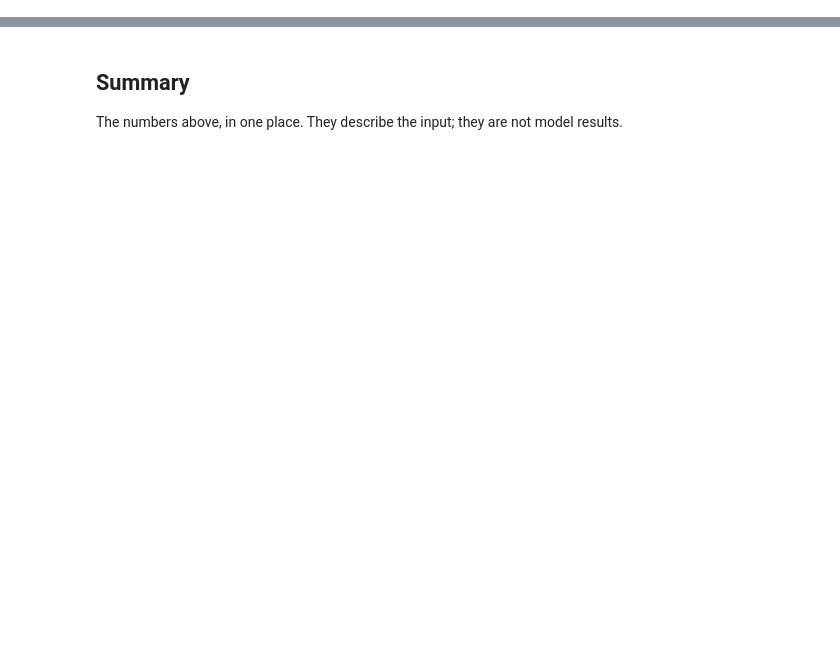
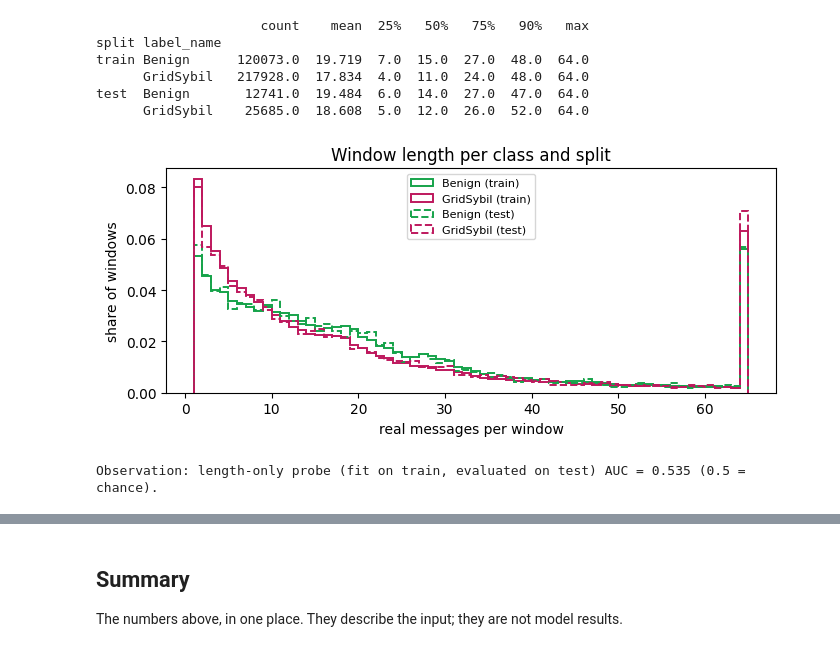
Before and after one commit to bibekgupta3333/sybil-llm, a Jupyter notebook: src/eda/benign_gridsybil/eda_encoder_input_T64.ipynb, the cells around one changed output, grey strips where cells are left out. Drawn from its saved outputs; the diff is of its cells as text; code cells hidden in the pictures; blank space fills up the shorter version.

```diff
--- a/src/eda/benign_gridsybil/eda_encoder_input_T64.ipynb
+++ b/src/eda/benign_gridsybil/eda_encoder_input_T64.ipynb
@@ -461,0 +250,11 @@ Takeaway: 56.3% of windows share their first claimed message with another window
+# %%
+info["pseudo_is_1"] = info["sender_pseudo"].astype(np.int64).eq(1)
+ghost = info.groupby(["split", "label_name"])["pseudo_is_1"].agg(["mean", "sum"]).reindex(SPLITS, level=0)
+print(ghost.round(3).to_string())
+ghost_vehicles = info[info["pseudo_is_1"]].groupby("split")["vehicle"].nunique().reindex(SPLITS)
+print("sender vehicles behind pseudonym 1 per split:", ghost_vehicles.to_dict())
+print(
+    "Observation: GridSybil windows with sender pseudonym 1: "
+    + " / ".join(f"{s} {ghost.loc[(s, 'GridSybil'), 'mean']:.1%}" for s in SPLITS)
+    + f"; benign windows with pseudonym 1: {int(info.loc[info['label_name'] == 'Benign', 'pseudo_is_1'].sum())}."
+)
@@ -461,0 +278,54 @@ Takeaway: 56.3% of windows share their first claimed message with another window
+# %%
+class LengthReport:
+    """Window-length distribution per split and class and a length-only probe."""
+
+    def __init__(self, table: pd.DataFrame) -> None:
+        self.table = table
+
+    def summary(self) -> pd.DataFrame:
+        """Length statistics per split and class."""
+        g = self.table.groupby(["split", "label_name"])["n_messages"]
+        out = g.describe(percentiles=[0.25, 0.5, 0.75, 0.9])[["count", "mean", "25%", "50%", "75%", "90%", "max"]]
+        return out.reindex(SPLITS, level=0).round(3)
+
+    def probe_auc(self, fit: str = FIT, evaluate: str = EVAL) -> float:
+        """AUC on `evaluate` of a logistic regression fitted on `fit` that sees only the number of real messages."""
+        tr = self.table[self.table["split"] == fit]
+        ev = self.table[self.table["split"] == evaluate]
+        model = LogisticRegression(class_weight="balanced").fit(tr[["n_messages"]], tr["is_attack"])
+        return float(roc_auc_score(ev["is_attack"], model.predict_proba(ev[["n_messages"]])[:, 1]))
+
+
+length = LengthReport(info)
+print(length.summary().to_string())
+auc_len = length.probe_auc()
+fig, ax = plt.subplots(figsize=(7, 3.2))
+for split in SPLITS:
+    for name, colour in COLOURS.items():
+        n = info.loc[(info["label_name"] == name) & (info["split"] == split), "n_messages"]
+        ax.hist(
+            n,
+            bins=np.arange(1, 66),
+            density=True,
+            histtype="step",
+            lw=1.4,
+            ls=SPLIT_STYLE[split],
+            color=colour,
+            label=f"{name} ({split})",
+        )
+ax.set_xlabel("real messages per window")
+ax.set_ylabel("share of windows")
+ax.legend(fontsize=8)
+ax.set_title("Window length per class and split")
+plt.tight_layout()
+plt.show()
+print(f"Observation: length-only probe (fit on {FIT}, evaluated on {EVAL}) AUC = {auc_len:.3f} (0.5 = chance).")
+# %% [output]
+                     count    mean  25%   50%   75%   90%   max
+split label_name
+train Benign      120073.0  19.719  7.0  15.0  27.0  48.0  64.0
+      GridSybil   217928.0  17.834  4.0  11.0  24.0  48.0  64.0
+test  Benign       12741.0  19.484  6.0  14.0  27.0  47.0  64.0
+      GridSybil    25685.0  18.608  5.0  12.0  26.0  52.0  64.0
+[figure, added]
+Observation: length-only probe (fit on train, evaluated on test) AUC = 0.535 (0.5 = chance).
```
Also changed, not shown: parts of 69 cells of this notebook, 55 other files.
